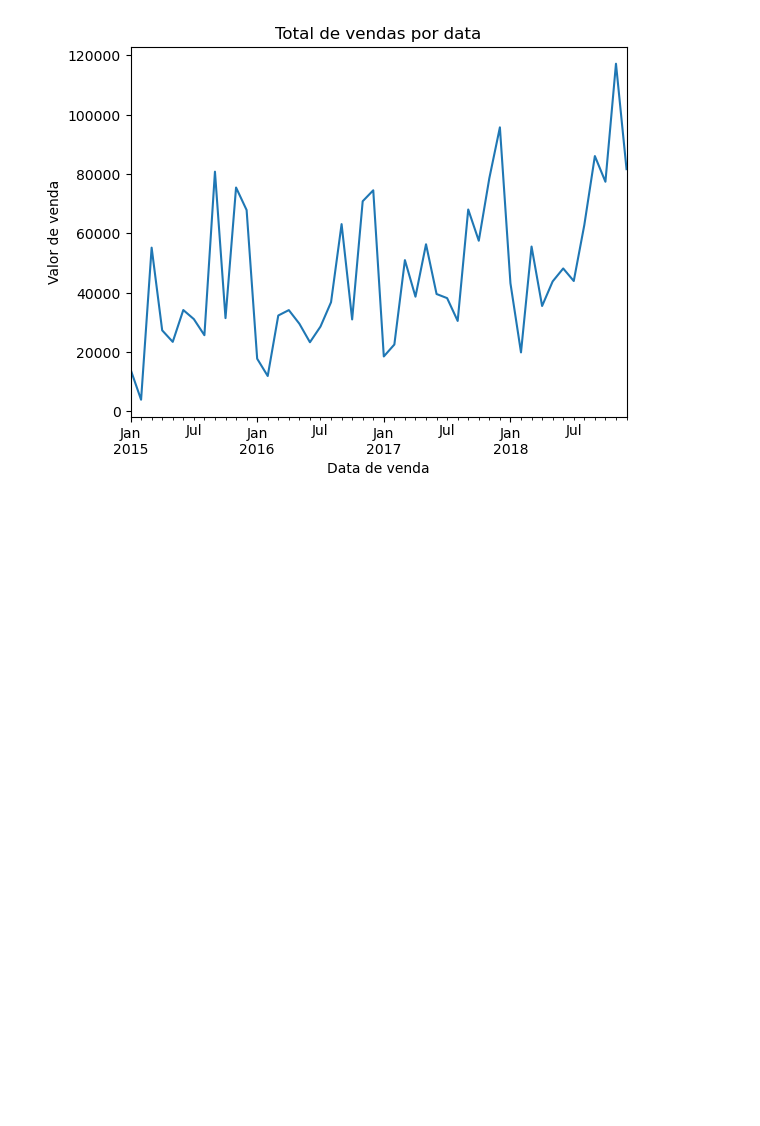
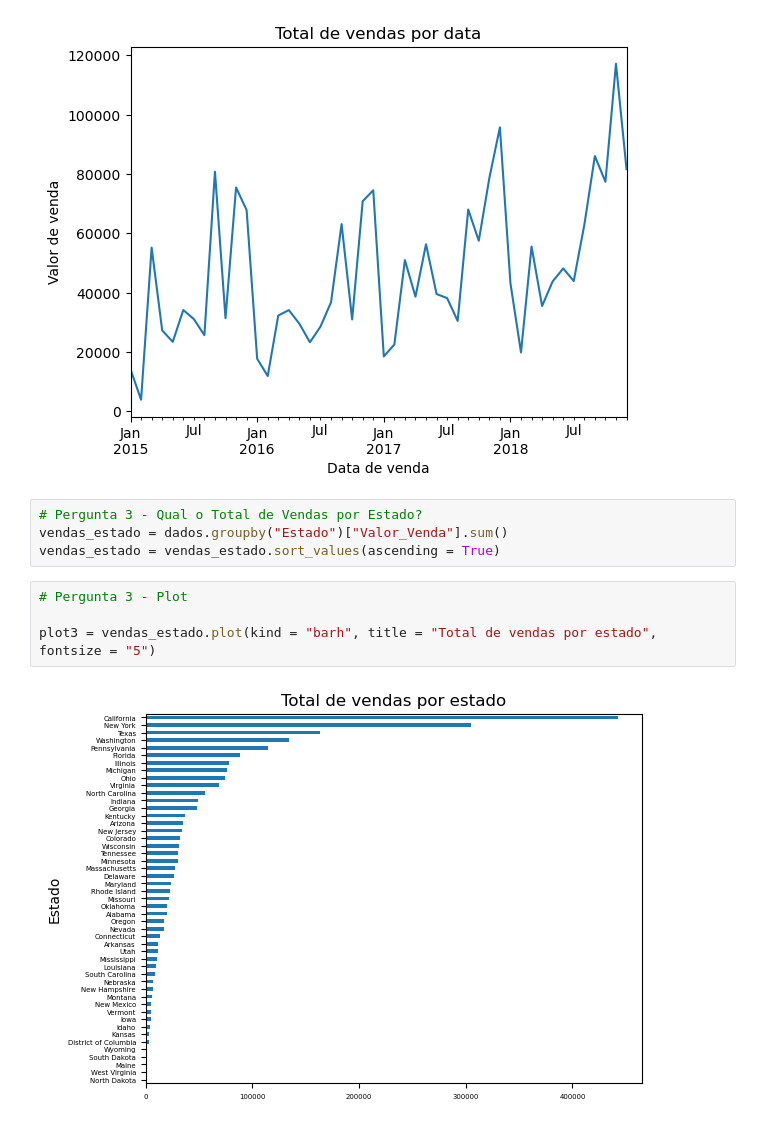
Before and after one commit to buenogi/Comercio, a Jupyter notebook: Analise.ipynb, the cells around one changed output. Cells and saved outputs as stored; diff of their text form; blank space fills up the shorter version.

Commit message:
Resposta das perguntas de negócio 3 e 4

```diff
--- a/Analise.ipynb
+++ b/Analise.ipynb
@@ -62,3 +62,13 @@ plot2.set_xlabel("Data de venda")
 # %% [output]
 Text(0.5, 0, 'Data de venda')
 [figure]
+# %%
+# Pergunta 3 - Qual o Total de Vendas por Estado?
+vendas_estado = dados.groupby("Estado")["Valor_Venda"].sum()
+vendas_estado = vendas_estado.sort_values(ascending = True)
+# %%
+# Pergunta 3 - Plot
+
+plot3 = vendas_estado.plot(kind = "barh", title = "Total de vendas por estado", fontsize = "5")
+# %% [output]
+[figure, added]
```
Also changed, not shown: parts of 3 cells of this notebook.
